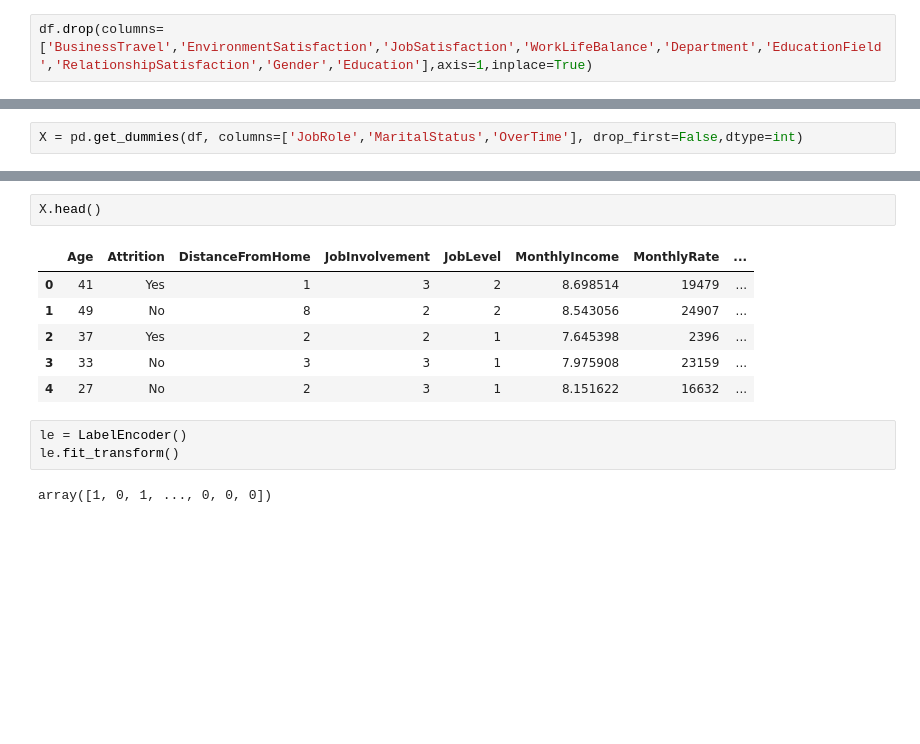
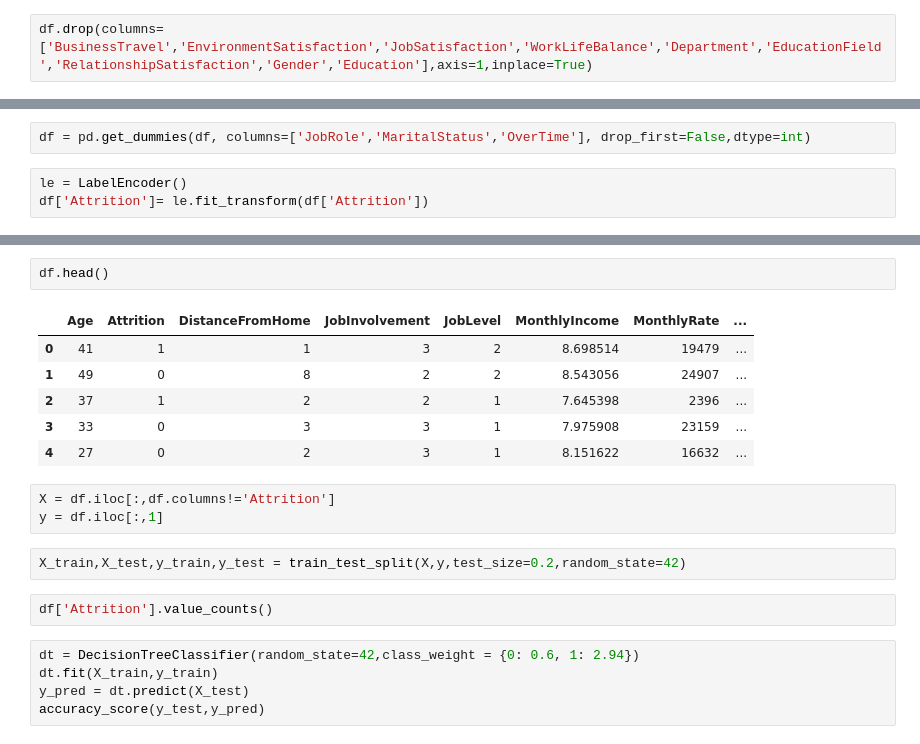
Before and after one commit to karthik4-4/Employee-attrition-prediction, a Jupyter notebook: Employee_attrition_prediction.ipynb, the cells around one changed output, grey strips where cells are left out. Saved outputs shown, nothing was run; the diff lists cells and outputs as text; blank space fills up the shorter version.

Commit message:
validating the tests

```diff
--- a/Employee_attrition_prediction.ipynb
+++ b/Employee_attrition_prediction.ipynb
@@ -226,2 +247,5 @@ y = df.iloc[:,1]
 # %%
-X = pd.get_dummies(df, columns=['JobRole','MaritalStatus','OverTime'], drop_first=False,dtype=int)
+df = pd.get_dummies(df, columns=['JobRole','MaritalStatus','OverTime'], drop_first=False,dtype=int)
+# %%
+le = LabelEncoder()
+df['Attrition']= le.fit_transform(df['Attrition'])
@@ -228,14 +268,21 @@ X = pd.get_dummies(df, columns=['JobRole','MaritalStatus','OverTime'], drop_firs
 # %%
-X.head()
+df.head()
 # %% [output]
 |  | Age | Attrition | DistanceFromHome | JobInvolvement | JobLevel | MonthlyIncome | MonthlyRate | ... |
-| 0 | 41 | Yes | 1 | 3 | 2 | 8.698514 | 19479 | ... |
-| 1 | 49 | No | 8 | 2 | 2 | 8.543056 | 24907 | ... |
-| 2 | 37 | Yes | 2 | 2 | 1 | 7.645398 | 2396 | ... |
-| 3 | 33 | No | 3 | 3 | 1 | 7.975908 | 23159 | ... |
-| 4 | 27 | No | 2 | 3 | 1 | 8.151622 | 16632 | ... |
+| 0 | 41 | 1 | 1 | 3 | 2 | 8.698514 | 19479 | ... |
+| 1 | 49 | 0 | 8 | 2 | 2 | 8.543056 | 24907 | ... |
+| 2 | 37 | 1 | 2 | 2 | 1 | 7.645398 | 2396 | ... |
+| 3 | 33 | 0 | 3 | 3 | 1 | 7.975908 | 23159 | ... |
+| 4 | 27 | 0 | 2 | 3 | 1 | 8.151622 | 16632 | ... |
-# %%
-le = LabelEncoder()
-le.fit_transform()
-# %% [output]
-array([1, 0, 1, ..., 0, 0, 0])
+# %%
+X = df.iloc[:,df.columns!='Attrition']
+y = df.iloc[:,1]
+# %%
+X_train,X_test,y_train,y_test = train_test_split(X,y,test_size=0.2,random_state=42)
+# %%
+df['Attrition'].value_counts()
+# %%
+dt = DecisionTreeClassifier(random_state=42,class_weight = {0: 0.6, 1: 2.94})
+dt.fit(X_train,y_train)
+y_pred = dt.predict(X_test)
+accuracy_score(y_test,y_pred)
```
Also changed, not shown: parts of 13 cells of this notebook.
